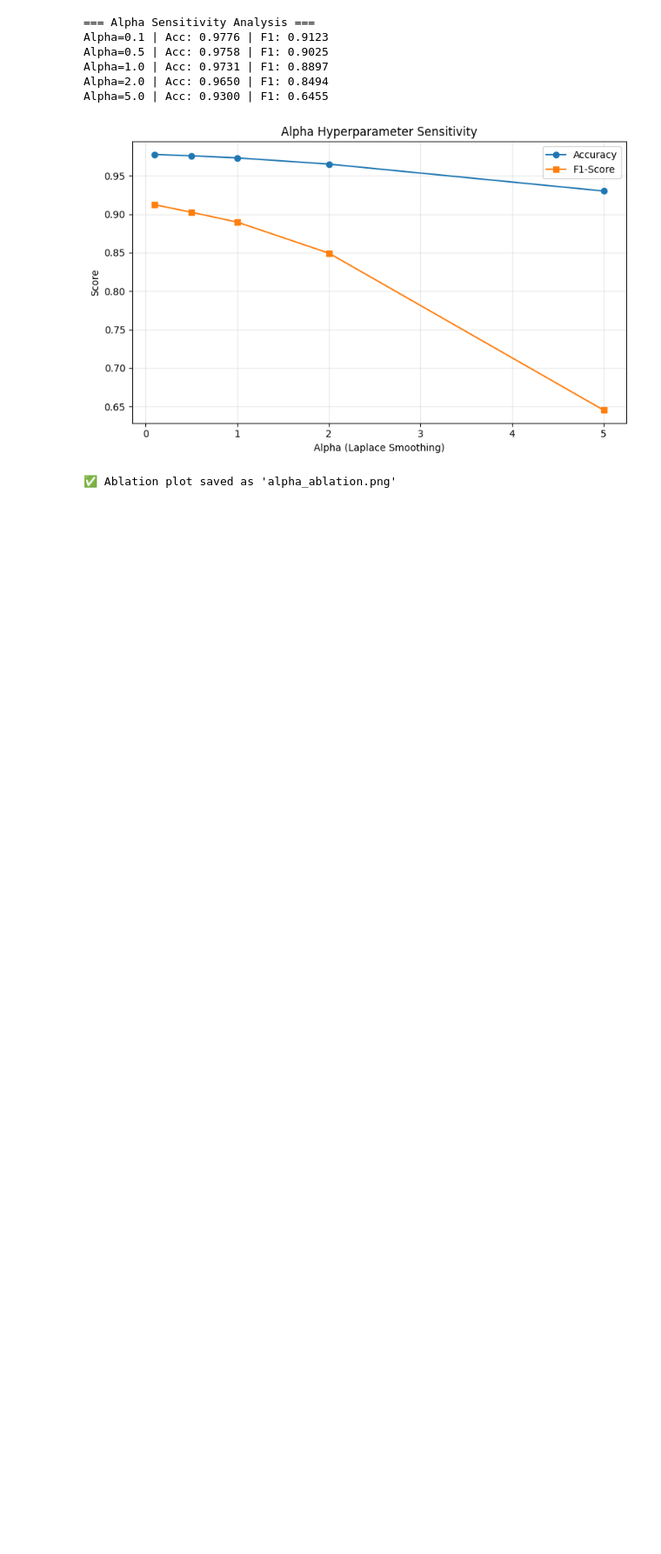
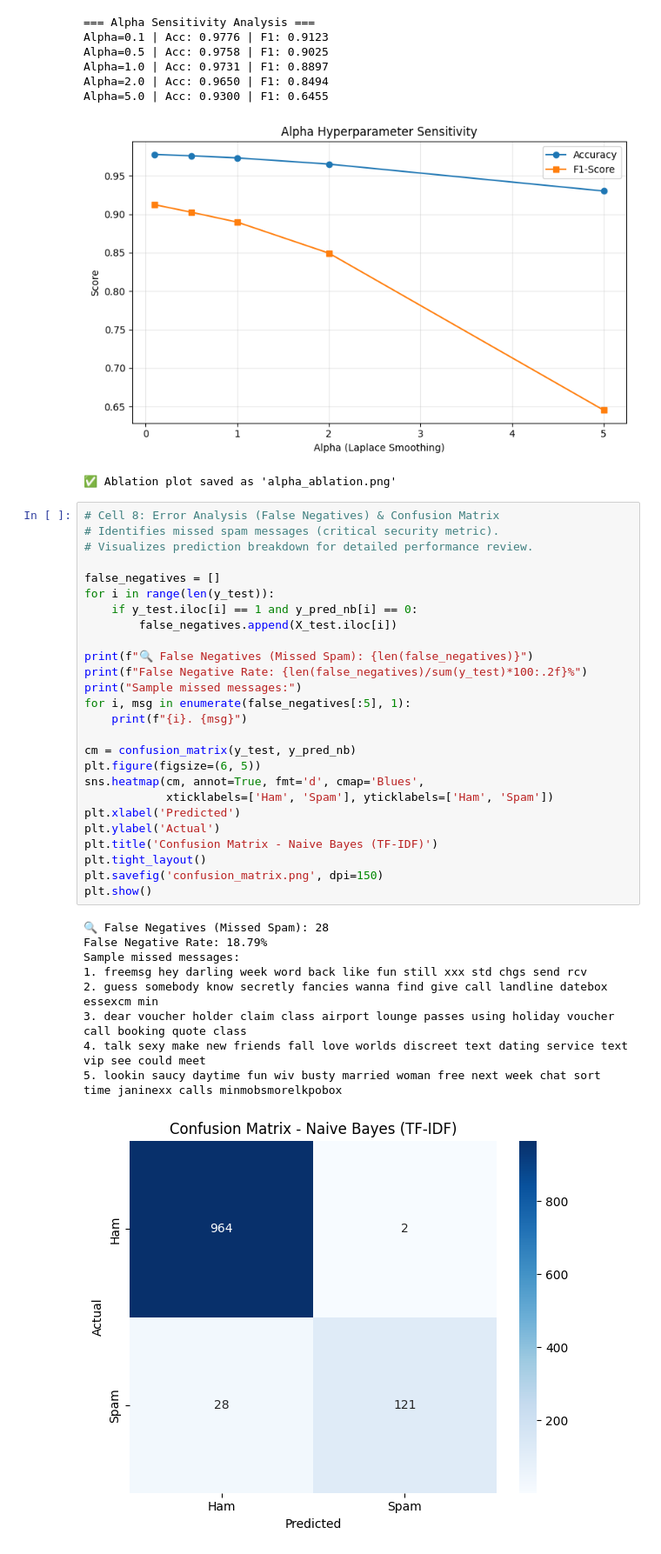
Before and after one commit to OmarSamehMahmoud/NAIVE-BAYES-WITH-TF-IDF-FOR-SMS-SPAM-DETECTION, a Jupyter notebook: MLProject_SMS_Project.ipynb, the cells around one changed output. Shown at 87% size. Drawn from its saved outputs; the diff is of its cells as text; blank space fills up the shorter version.

Commit message:
analysis: implement false negative error analysis and confusion matrix visualization

```diff
--- a/MLProject_SMS_Project.ipynb
+++ b/MLProject_SMS_Project.ipynb
@@ -234,3 +234,39 @@ Alpha=2.0 | Acc: 0.9650 | F1: 0.8494
 Alpha=5.0 | Acc: 0.9300 | F1: 0.6455
 [figure]
 ✅ Ablation plot saved as 'alpha_ablation.png'
+# %%
+# Cell 8: Error Analysis (False Negatives) & Confusion Matrix
+# Identifies missed spam messages (critical security metric).
+# Visualizes prediction breakdown for detailed performance review.
+
+false_negatives = []
+for i in range(len(y_test)):
+    if y_test.iloc[i] == 1 and y_pred_nb[i] == 0:
+        false_negatives.append(X_test.iloc[i])
+
+print(f"🔍 False Negatives (Missed Spam): {len(false_negatives)}")
+print(f"False Negative Rate: {len(false_negatives)/sum(y_test)*100:.2f}%")
+print("Sample missed messages:")
+for i, msg in enumerate(false_negatives[:5], 1):
+    print(f"{i}. {msg}")
+
+cm = confusion_matrix(y_test, y_pred_nb)
+plt.figure(figsize=(6, 5))
+sns.heatmap(cm, annot=True, fmt='d', cmap='Blues',
+            xticklabels=['Ham', 'Spam'], yticklabels=['Ham', 'Spam'])
+plt.xlabel('Predicted')
+plt.ylabel('Actual')
+plt.title('Confusion Matrix - Naive Bayes (TF-IDF)')
+plt.tight_layout()
+plt.savefig('confusion_matrix.png', dpi=150)
+plt.show()
+# %% [output]
+🔍 False Negatives (Missed Spam): 28
+False Negative Rate: 18.79%
+Sample missed messages:
+1. freemsg hey darling week word back like fun still xxx std chgs send rcv
+2. guess somebody know secretly fancies wanna find give call landline datebox essexcm min
+3. dear voucher holder claim class airport lounge passes using holiday voucher call booking quote class
+4. talk sexy make new friends fall love worlds discreet text dating service text vip see could meet
+5. lookin saucy daytime fun wiv busty married woman free next week chat sort time janinexx calls minmobsmorelkpobox
+[figure, added]
```
